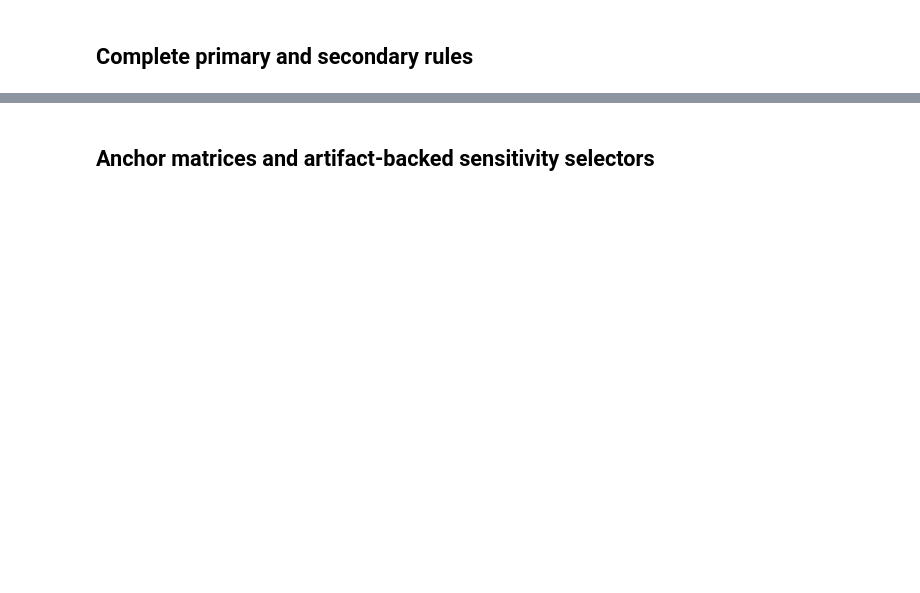
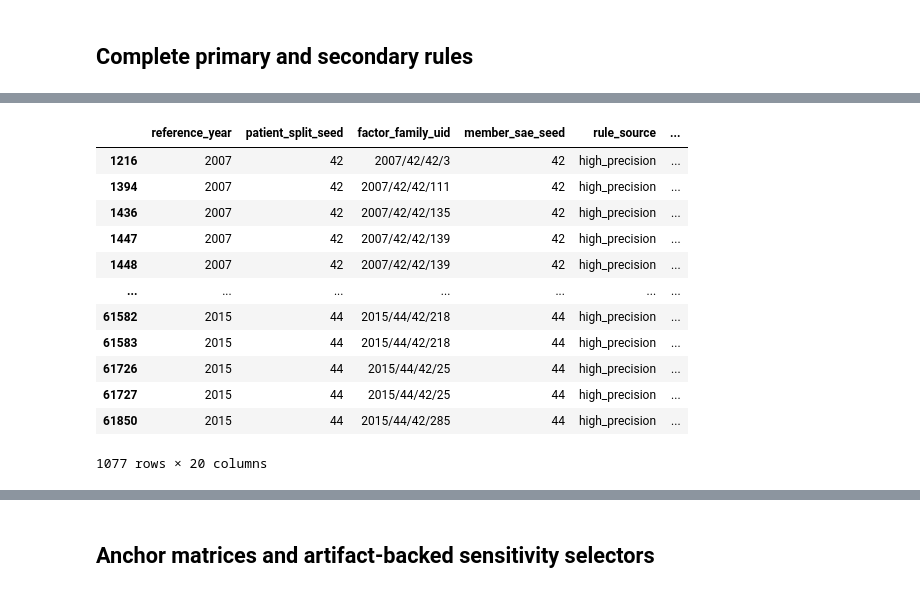
Before and after one commit to joaogabrielsilveira/SAE-TCAV, a Jupyter notebook: robustness_analysis.ipynb, the cells around one changed output, grey strips where cells are left out. Saved outputs shown, nothing was run; the diff lists cells and outputs as text; code cells hidden in the pictures; blank space fills up the shorter version.

```diff
--- a/robustness_analysis.ipynb
+++ b/robustness_analysis.ipynb
@@ -89,0 +193,17 @@ display(rules[rule_columns] if rule_columns else rules)
+# %%
+# rules[rules['valid'] == False].groupby('failure_reason').size().sort_values(ascending=False).rename('count').reset_index()
+rules[rule_columns][rules['valid'] == True]
+# %% [output]
+|  | reference_year | patient_split_seed | factor_family_uid | member_sae_seed | rule_source | ... |
+| 1216 | 2007 | 42 | 2007/42/42/3 | 42 | high_precision | ... |
+| 1394 | 2007 | 42 | 2007/42/42/111 | 42 | high_precision | ... |
+| 1436 | 2007 | 42 | 2007/42/42/135 | 42 | high_precision | ... |
+| 1447 | 2007 | 42 | 2007/42/42/139 | 42 | high_precision | ... |
+| 1448 | 2007 | 42 | 2007/42/42/139 | 42 | high_precision | ... |
+| ... | ... | ... | ... | ... | ... | ... |
+| 61582 | 2015 | 44 | 2015/44/42/218 | 44 | high_precision | ... |
+| 61583 | 2015 | 44 | 2015/44/42/218 | 44 | high_precision | ... |
+| 61726 | 2015 | 44 | 2015/44/42/25 | 44 | high_precision | ... |
+| 61727 | 2015 | 44 | 2015/44/42/25 | 44 | high_precision | ... |
+| 61850 | 2015 | 44 | 2015/44/42/285 | 44 | high_precision | ... |
+1077 rows × 20 columns
```
Also changed, not shown: parts of 11 cells of this notebook, 22 other files.
